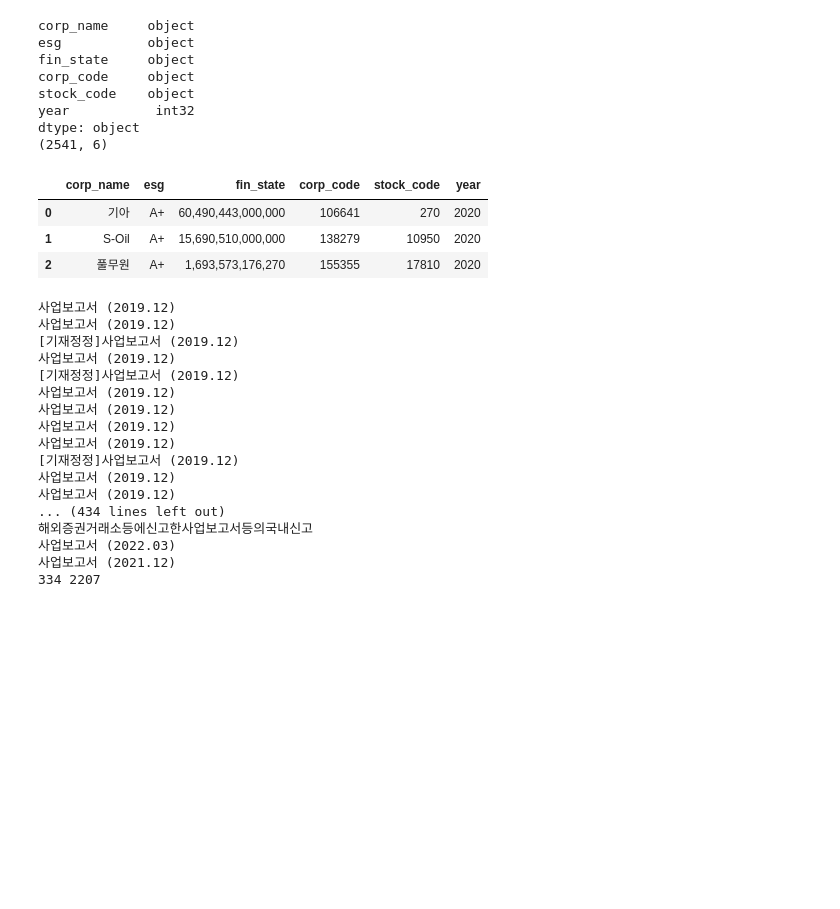
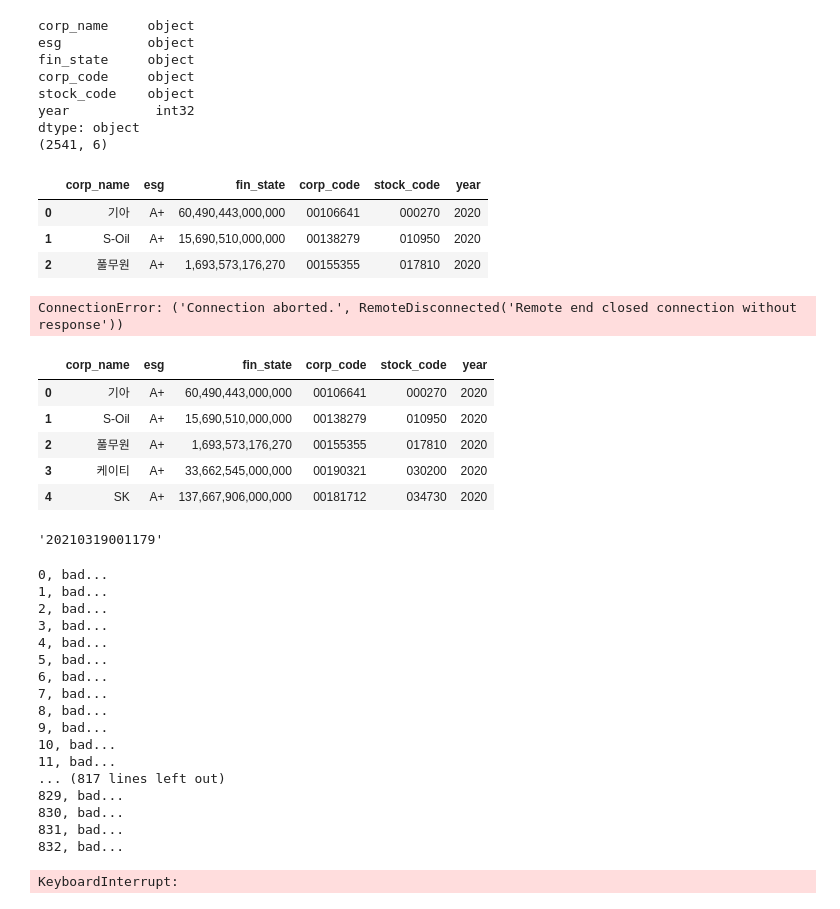
Before and after one commit to min-sssseung/Applied_ML_Team, a Jupyter notebook: demonstration.ipynb, the cells around one changed output. Cells and saved outputs as stored; diff of their text form; code cells hidden in the pictures; blank space fills up the shorter version.

```diff
--- a/demonstration.ipynb
+++ b/demonstration.ipynb
@@ -8,10 +8,9 @@ import pandas as pd
 # df = pd.read_csv('./merged_code.csv')
 call =  financial_dict('1ee244d6168bde153cb2d45463d71139f567d1f4') # api_key
 
-df = pd.read_csv('esg_finance_data.csv')
+df = pd.read_csv('esg_finance_data.csv', dtype={'corp_code': 'str', 'stock_code': 'str'})
 
 df['year'] = ['2020'] * 847 + ['2021'] * 847 + ['2022'] * 847
-df = df.astype({'corp_code': 'str', 'stock_code': 'str'})
 df['year'] = df['year'].astype('int')
 print(df.dtypes)
 print(df.shape)
@@ -27,9 +26,9 @@ year           int32
 dtype: object
 (2541, 6)
 |  | corp_name | esg | fin_state | corp_code | stock_code | year |
-| 0 | 기아 | A+ | 60,490,443,000,000 | 106641 | 270 | 2020 |
-| 1 | S-Oil | A+ | 15,690,510,000,000 | 138279 | 10950 | 2020 |
-| 2 | 풀무원 | A+ | 1,693,573,176,270 | 155355 | 17810 | 2020 |
+| 0 | 기아 | A+ | 60,490,443,000,000 | 00106641 | 000270 | 2020 |
+| 1 | S-Oil | A+ | 15,690,510,000,000 | 00138279 | 010950 | 2020 |
+| 2 | 풀무원 | A+ | 1,693,573,176,270 | 00155355 | 017810 | 2020 |
 # %%
 api_key = '1ee244d6168bde153cb2d45463d71139f567d1f4'
 dart = OpenDartReader(api_key)
@@ -131,36 +128,58 @@ def report_docu(code, year):
+# %%
+print(report_docu('034730', 2020))
+# %% [output]
+ConnectionError: ('Connection aborted.', RemoteDisconnected('Remote end closed connection without response'))
+# %%
+df.head()
+# %% [output]
+|  | corp_name | esg | fin_state | corp_code | stock_code | year |
+| 0 | 기아 | A+ | 60,490,443,000,000 | 00106641 | 000270 | 2020 |
+| 1 | S-Oil | A+ | 15,690,510,000,000 | 00138279 | 010950 | 2020 |
+| 2 | 풀무원 | A+ | 1,693,573,176,270 | 00155355 | 017810 | 2020 |
+| 3 | 케이티 | A+ | 33,662,545,000,000 | 00190321 | 030200 | 2020 |
+| 4 | SK | A+ | 137,667,906,000,000 | 00181712 | 034730 | 2020 |
+# %%
+lst = dart.list('034730', start='2020', end='2023')
+report_num = lst[(lst['report_nm'].str.contains('사업보고서'))&(lst['report_nm'].str.contains(str(2020)))].iloc[0, 5]#'rcept_no']
+report_num
+# %% [output]
+'20210319001179'
 # %%
+# 데이터 수집 (2)
+
 data_re = []
 good_index_re = []
 bad_index_re = []
 
 for index, (code , year) in enumerate(zip(df['stock_code'], df['year'])):
     try:
-        data_re.append(report_docu(code, year))
-        # print(f'{index}, Good!')
+        data_re.append(report_docu(code, str(year)))
+        print(f'{index}, Good!')
         good_index_re.append(index)
     except:
-        # print(f'{index}, bad...')
+        print(f'{index}, bad...')
         bad_index_re.append(index)
 
 print(len(good_index_re), len(bad_index_re)) #
 # %% [output]
-사업보고서 (2019.12)
-사업보고서 (2019.12)
-[기재정정]사업보고서 (2019.12)
-사업보고서 (2019.12)
-[기재정정]사업보고서 (2019.12)
-사업보고서 (2019.12)
-사업보고서 (2019.12)
-사업보고서 (2019.12)
-사업보고서 (2019.12)
-[기재정정]사업보고서 (2019.12)
-사업보고서 (2019.12)
-사업보고서 (2019.12)
-... (434 lines left out)
-해외증권거래소등에신고한사업보고서등의국내신고
-사업보고서 (2022.03)
-사업보고서 (2021.12)
-334 2207
+0, bad...
+1, bad...
+2, bad...
+3, bad...
+4, bad...
+5, bad...
+6, bad...
+7, bad...
+8, bad...
+9, bad...
+10, bad...
+11, bad...
+... (817 lines left out)
+829, bad...
+830, bad...
+831, bad...
+832, bad...
+KeyboardInterrupt:
 # %%
 succees_report_docu = df.iloc[good_index_re, 0]
 fail_report_docu = df.iloc[bad_index_re, 0]
```
Also changed, not shown: parts of 3 cells of this notebook.
